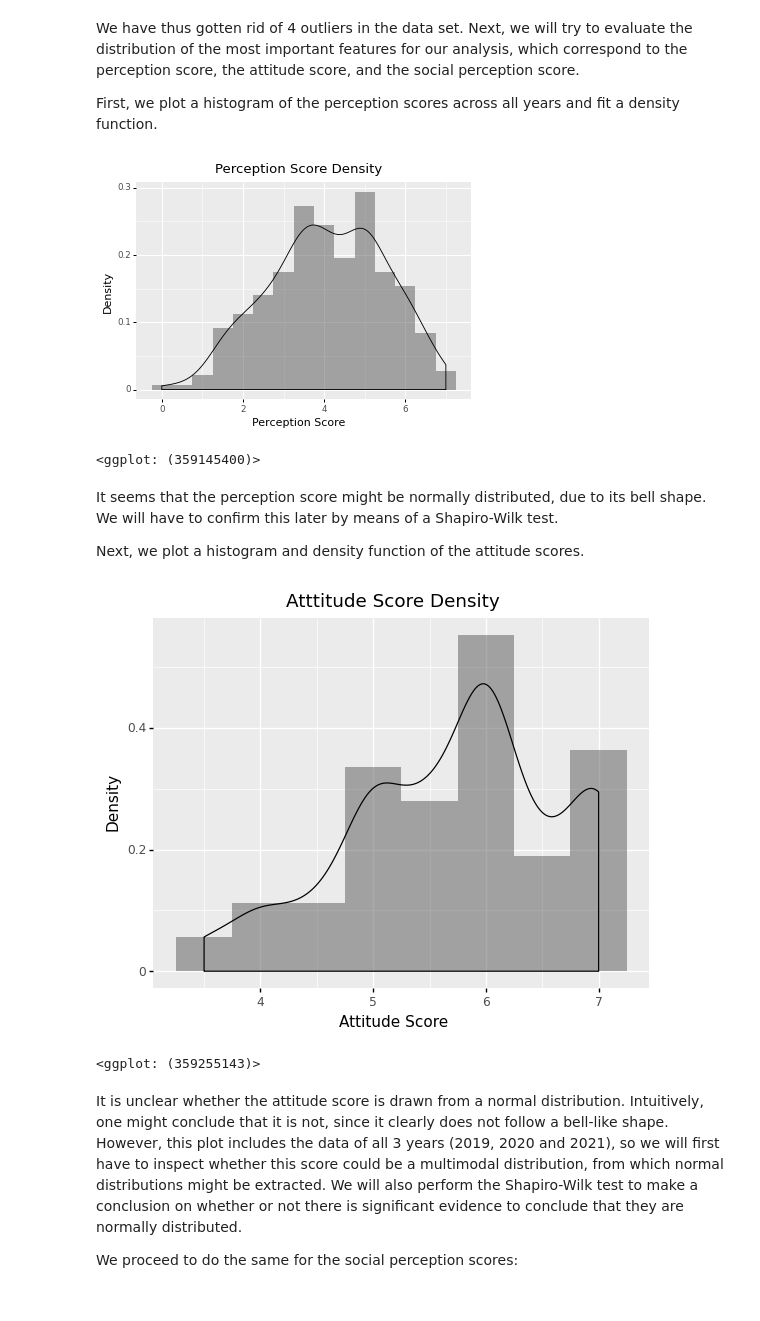
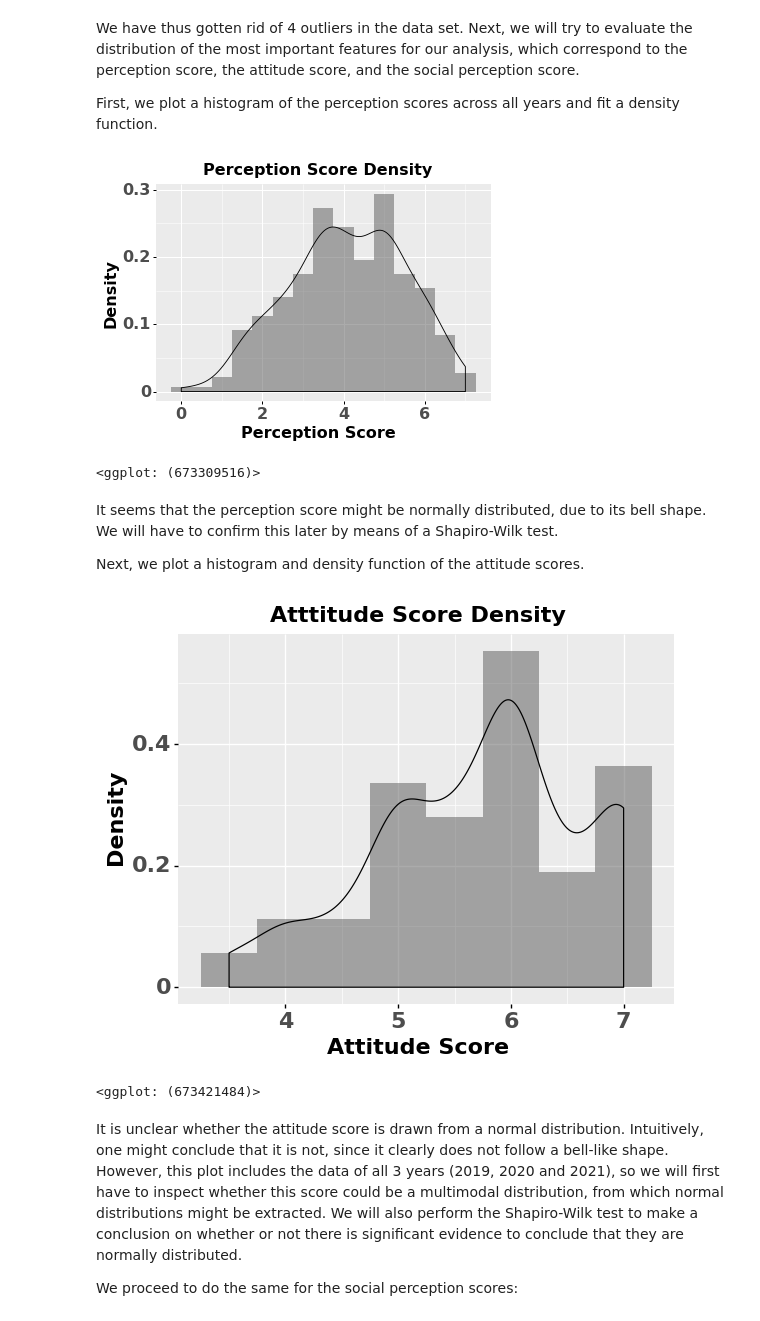
Before and after one commit to fcortevargas/IER_2022, a Jupyter notebook: Data_analysis/data_analysis.ipynb, the cells around one changed output. Saved outputs shown, nothing was run; the diff lists cells and outputs as text; code cells hidden in the pictures.

```diff
--- a/Data_analysis/data_analysis.ipynb
+++ b/Data_analysis/data_analysis.ipynb
@@ -155,29 +155,33 @@ We have thus gotten rid of 4 outliers in the data set. Next, we will try to eval
 
 First, we plot a histogram of the perception scores across all years and fit a density function.
 # %%
-ggplot(data_clean, aes('erv_fa')) + \
+p = ggplot(data_clean, aes('erv_fa')) + \
     geom_histogram(aes(y = after_stat('density')),
                    binwidth = 0.5, alpha = 0.5, position = 'identity') + \
-    geom_density(alpha = .25) +\
+    geom_density(alpha = .25) + \
     labs(title = "Perception Score Density",
-         y = "Density", x = "Perception Score")
+         y = "Density", x = "Perception Score") + \
+    theme(text = element_text(size=16,face="bold"))
+p
 # %% [output]
-[figure, old version]
+[figure, new version]
-<ggplot: (359145400)>
+<ggplot: (673309516)>
 # %% [markdown]
 It seems that the perception score might be normally distributed, due to its bell shape. We will have to confirm this later by means of a Shapiro-Wilk test.
 
 Next, we plot a histogram and density function of the attitude scores.
 # %%
-ggplot(data_clean, aes('attitu_tot')) + \
+p = ggplot(data_clean, aes('attitu_tot')) + \
     geom_histogram(aes(y = after_stat('density')),
                    binwidth = 0.5, alpha = 0.5, position = 'identity') + \
     geom_density(alpha = .25) +\
     labs(title = "Atttitude Score Density",
-         y = "Density", x = "Attitude Score")
+         y = "Density", x = "Attitude Score") + \
+    theme(text = element_text(size=16,face="bold"))
+p
 # %% [output]
-[figure, old version]
+[figure, new version]
-<ggplot: (359255143)>
+<ggplot: (673421484)>
 # %% [markdown]
 It is unclear whether the attitude score is drawn from a normal distribution. Intuitively, one might conclude that it is not, since it clearly does not follow a bell-like shape. However, this plot includes the data of all 3 years (2019, 2020 and 2021), so we will first have to inspect whether this score could be a multimodal distribution, from which normal distributions might be extracted. We will also perform the Shapiro-Wilk test to make a conclusion on whether or not there is significant evidence to conclude that they are normally distributed.
 
```
Also changed, not shown: parts of 21 cells of this notebook.
